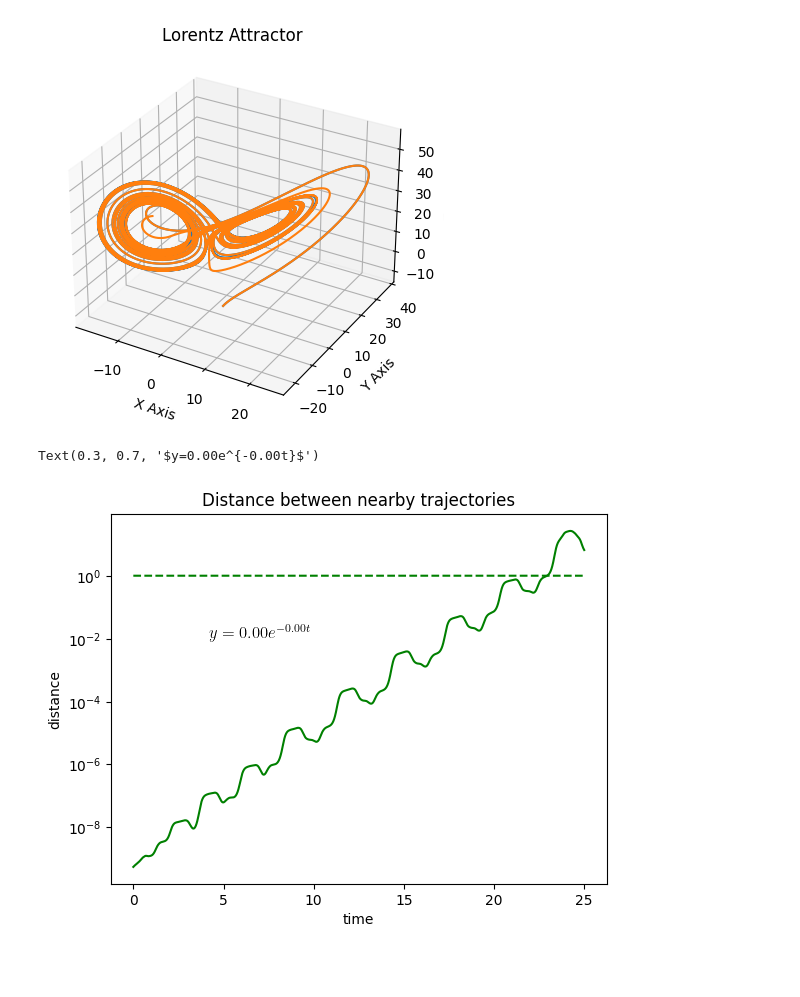
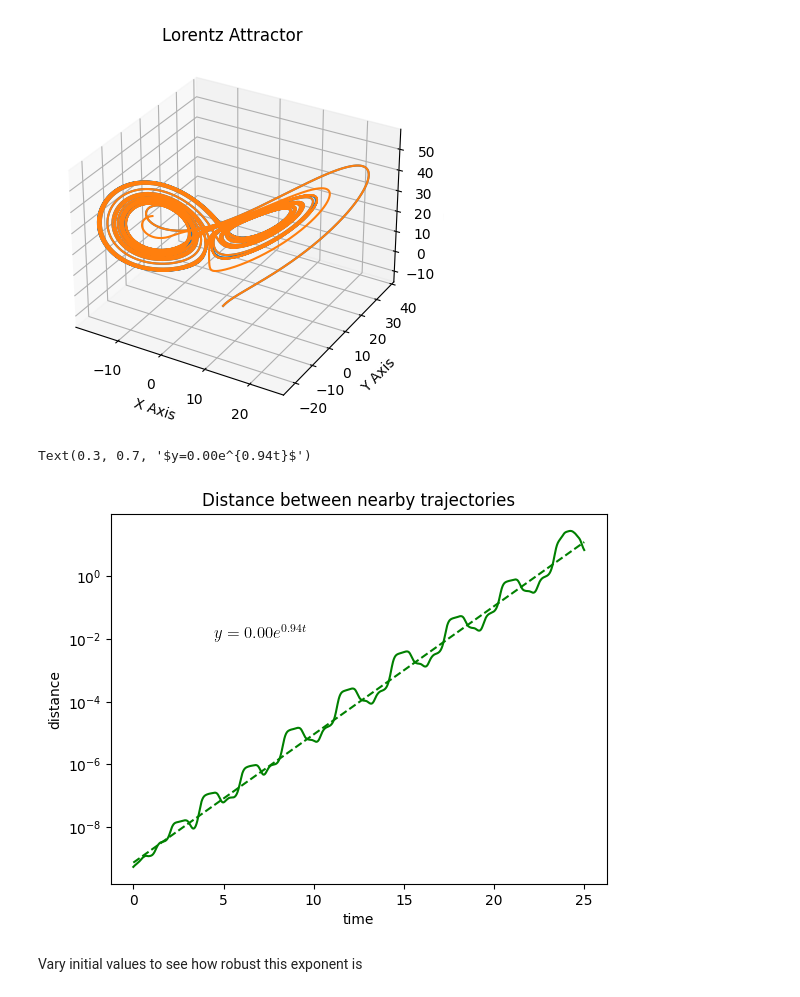
Before and after one commit to ly49nkallo/Research2023, a Jupyter notebook: Research2/lortentz_attractor.ipynb, the cells around one changed output. Cells and saved outputs as stored; diff of their text form; code cells hidden in the pictures; blank space fills up the shorter version.

```diff
--- a/Research2/lortentz_attractor.ipynb
+++ b/Research2/lortentz_attractor.ipynb
@@ -13,14 +13,17 @@ def dydt(x, y, z, rho=28):
 def dzdt(x, y, z, beta=8/3):
     return x * y - beta * z
 
-def RK2(x0, y0, z0, time_steps, dt):
+def RK2(x0, y0, z0, time_steps, dt, show_progress_bar = True):
     n = round(time_steps / dt)
     y = y0
     x = x0
     z = z0
     hist = []
-
-    for i in tqdm(range(1, n+1)):
+    if show_progress_bar:
+        iterator = tqdm(range(1, n+1))
+    else:
+        iterator = range(1, n+1)
+    for i in iterator:
         hist.append([x, y, z])
         xk1 = dxdt(x, y)
         yk1 = dydt(x, y, z)
@@ -43,14 +46,15 @@ def ly_exp_lin(t, a, lyp):
 def ly_exp(t, a, lyp):
     return np.exp(ly_exp_lin(t, a, lyp))
 # %%
-dt = 0.0001
-time_steps = 25
-epsilon = 1e-9
-x0, y0, z0 = 2, 3, -14
-hist1 = RK2(x0, y0, z0, time_steps, dt)
-hist2 = RK2(x0, y0, z0 + epsilon, time_steps, dt)
-# dist = sqrt(dx^2 + dy^2 + dz^2)
-distances = np.sqrt((np.abs(hist1 - hist2) ** 2).sum(axis = 1))
+dt = 0.0001; time_steps = 25; epsilon = 1e-9; coords0 = (2,3,-14)
+
+def find_trajectory_distances(dt, time_steps, epsilon, coords0):
+    x0, y0, z0 = coords0
+    hist1 = RK2(x0, y0, z0, time_steps, dt)
+    hist2 = RK2(x0, y0, z0 + epsilon, time_steps, dt)
+    # dist = sqrt(dx^2 + dy^2 + dz^2)
+    distances = np.sqrt((np.abs(hist1 - hist2) ** 2).sum(axis = 1))
+    return hist1, hist2, distances
+
+hist1, hist2, distances = find_trajectory_distances(dt, time_steps, epsilon, coords0)
 log_dist = np.log(distances)
-params, cv = curve_fit(ly_exp_lin, np.linspace(0, time_steps, round(time_steps / dt)), log_dist, [epsilon, 0])
-print (params, cv)
@@ -60,3 +61,5 @@ print (params, cv)
+# %%
+params, cv = curve_fit(ly_exp_lin, np.linspace(0, time_steps, round(time_steps / dt)), log_dist, [epsilon, 0.8])
 # %%
 plt.figure(1)
 ax = plt.axes(projection='3d')
@@ -72,18 +75,20 @@ Text(0.5, 0, 'Z Axis')
 # %%
 plt.figure(2)
 ax = plt.axes()
 ax.set_yscale('log')
 window = 1000
 ax.plot(np.linspace(0, time_steps, round(time_steps / dt)), moving_average(distances, 10000), 'g')
 plt.title('Distance between nearby trajectories')
 plt.xlabel('time')
 plt.ylabel('distance')
 xs = np.linspace(0, time_steps, round(time_steps / dt))
 ys = [ly_exp(t, *params) for t in xs]
 ax.plot(xs, ys, 'g--')
-equation_string = f'$y={params[0]:.2f}e^{{{params[1]:.2f}t}}$'
+equation_string = f'$y={np.exp(params[0]):.2f}e^{{{params[1]:.2f}t}}$'
 plt.text(0.3, 0.7, equation_string, horizontalalignment='center',
     verticalalignment='top', transform=ax.transAxes, usetex=True, fontsize=12)
 # %% [output]
-Text(0.3, 0.7, '$y=0.00e^{-0.00t}$')
+Text(0.3, 0.7, '$y=0.00e^{0.94t}$')
-[figure, old version]
+[figure, new version]
+# %% [markdown]
+Vary initial values to see how robust this exponent is
```
Also changed, not shown: parts of 3 cells of this notebook.
